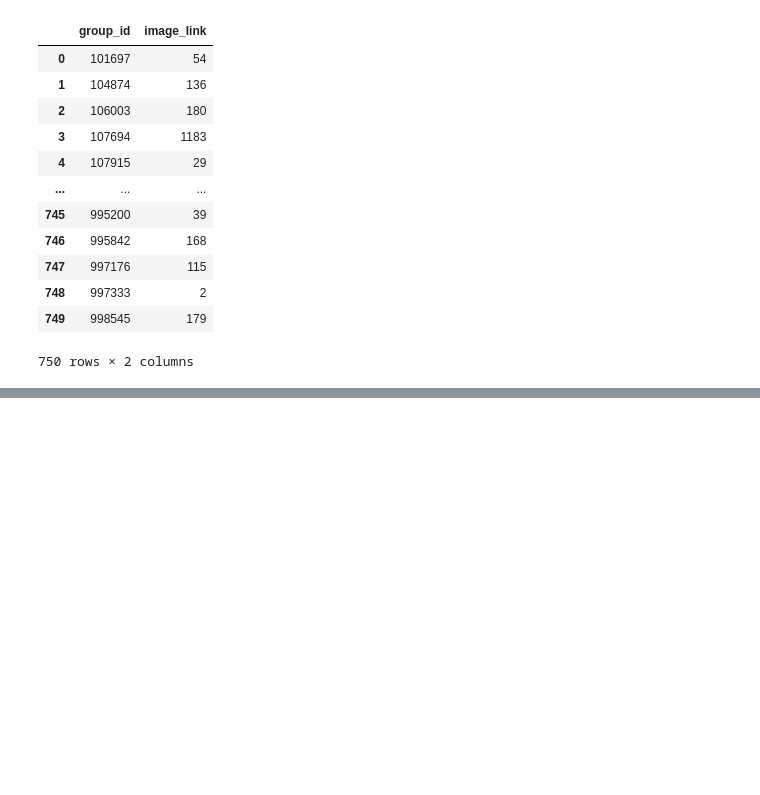
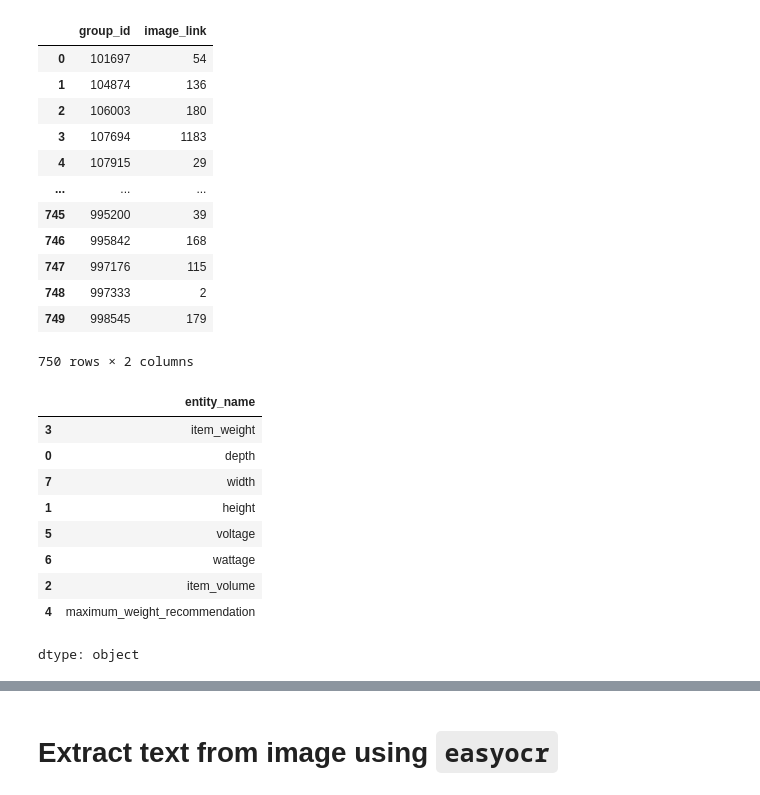
Before and after one commit to Dhyanesh-Panchal/amazon_ml_2024_deepinsight, a Jupyter notebook: solution/Data_prep.ipynb, the cells around one changed output, grey strips where cells are left out. Drawn from its saved outputs; the diff is of its cells as text; code cells hidden in the pictures; blank space fills up the shorter version.

```diff
--- a/solution/Data_prep.ipynb
+++ b/solution/Data_prep.ipynb
@@ -56,6 +56,19 @@ df.groupby(["group_id"])["image_link"].count().reset_index()
 | 748 | 997333 | 2 |
 | 749 | 998545 | 179 |
 750 rows × 2 columns
+# %%
+df.groupby(["entity_name"])["image_link"].count().reset_index().sort_values(by="image_link",ascending=False)["entity_name"]
+# %% [output]
+|  | entity_name |
+| 3 | item_weight |
+| 0 | depth |
+| 7 | width |
+| 1 | height |
+| 5 | voltage |
+| 6 | wattage |
+| 2 | item_volume |
+| 4 | maximum_weight_recommendation |
+dtype: object
 # %%
 df[df["group_id"]==101697]
 # %% [output]
@@ -76,3 +89,5 @@ df[df["group_id"]==101697]
 | 222403 | https://m.media-amazon.com/images... | 101697 | depth | 12.0 inch | [12.0, inch] | 0 |
 | 224038 | https://m.media-amazon.com/images... | 101697 | depth | 28.0 centimetre | [28.0, centimetre] | 0 |
 | 224144 | https://m.media-amazon.com/images... | 101697 | depth | 60.0 centimetre | [60.0, centimetre] | 0 |
+# %% [markdown]
+# Extract text from image using `easyocr`
```
Also changed, not shown: parts of 4 cells of this notebook.
